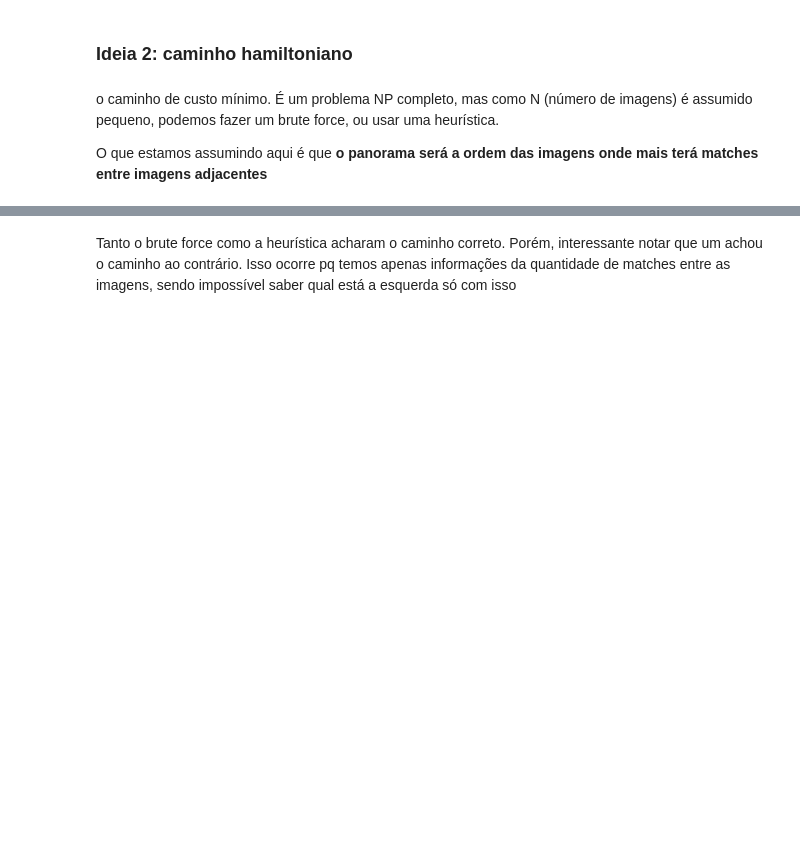
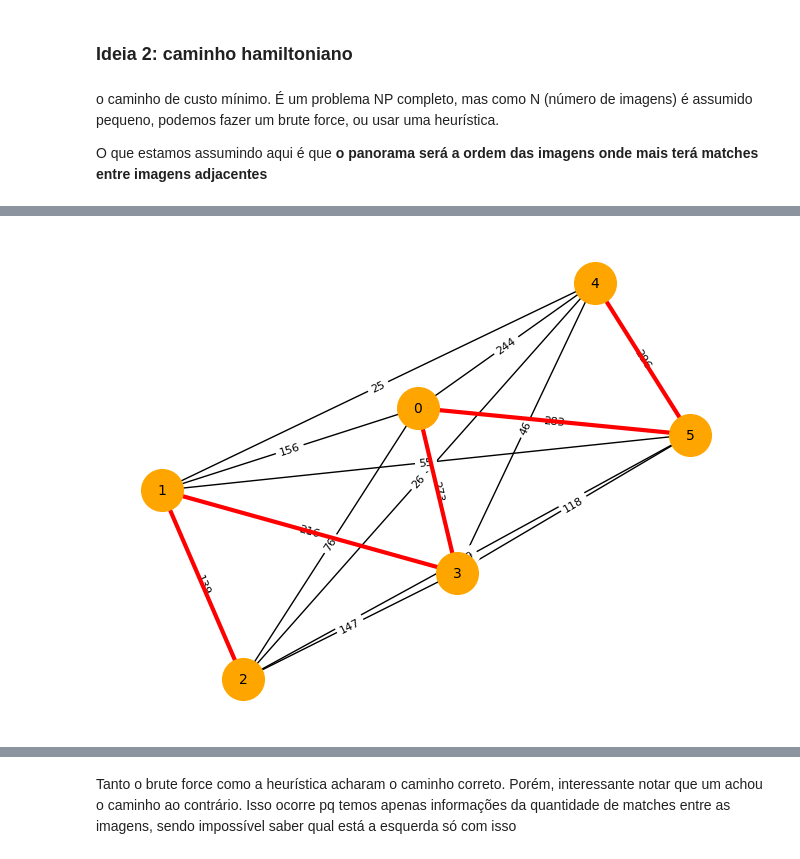
Before and after one commit to JevsJevs/MC949-Visao-Computacional, a Jupyter notebook: notebooks/S5-1.0-esm-automatic-order.ipynb, the cells around one changed output, grey strips where cells are left out. Cells and saved outputs as stored; diff of their text form; code cells hidden in the pictures; blank space fills up the shorter version.

```diff
--- a/notebooks/S5-1.0-esm-automatic-order.ipynb
+++ b/notebooks/S5-1.0-esm-automatic-order.ipynb
@@ -87,3 +105,29 @@ Hamiltonian path: [3, 0, 1, 4, 2, 5]
+# %%
+# Convert path into edge list
+path_edges = list(zip(path[:-1], path[1:]))
+
+# Draw base graph
+pos = nx.spring_layout(G, seed=42)
+nx.draw(G, pos, with_labels=True, node_size=800, node_color="lightblue", font_size=10)
+
+# Draw edge weights
+labels = nx.get_edge_attributes(G, 'weight')
+nx.draw_networkx_edge_labels(G, pos, edge_labels=labels, font_size=8)
+
+# Highlight path
+nx.draw_networkx_edges(G, pos,
+                       edgelist=path_edges,
+                       edge_color="red",
+                       width=3)
+
+nx.draw_networkx_nodes(G, pos,
+                       nodelist=path,
+                       node_color="orange",
+                       node_size=900)
+
+plt.show()
+# %% [output]
+[figure, added]
 # %%
 unshuffled_names = [names_shuffled[i] for i in path]
 unshuffled_names
```
Also changed, not shown: parts of 13 cells of this notebook.
